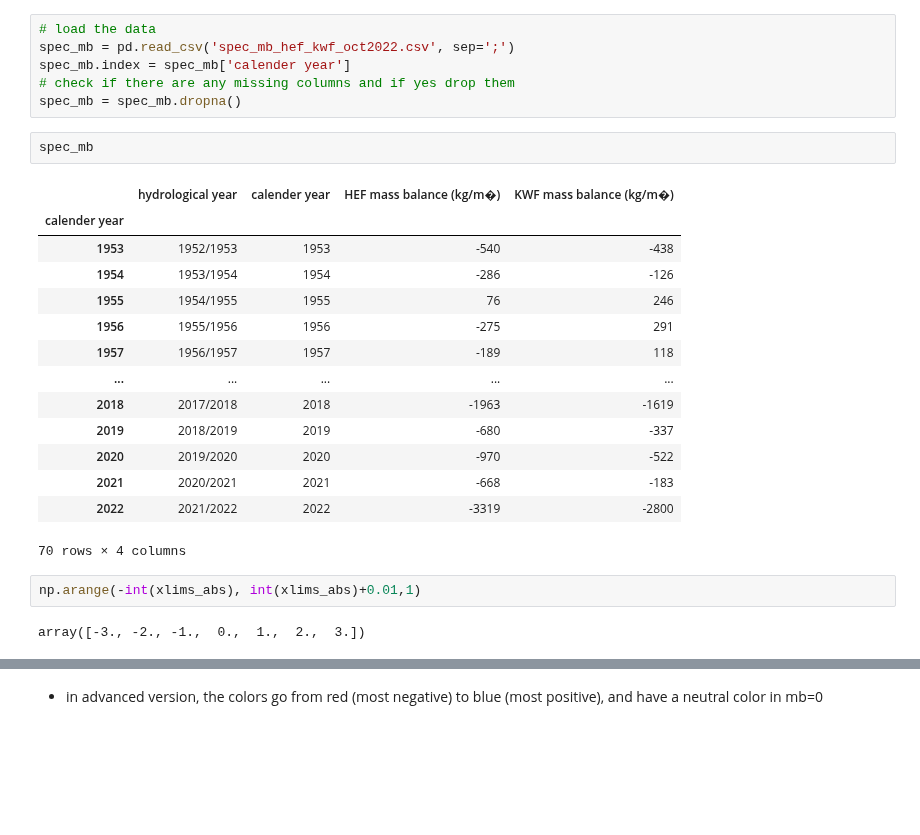
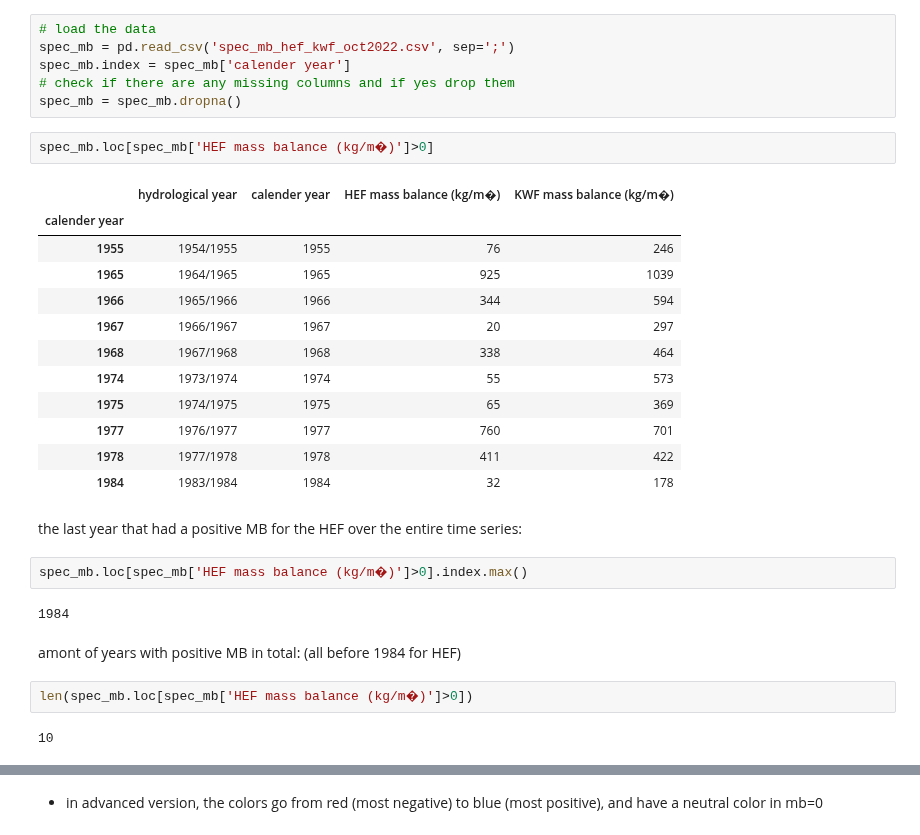
Before and after one commit to lilianschuster/glacier_climate_plots, a Jupyter notebook: extreme_glacier_mb_distribution_plots/mass_balance_distribution_extremes.ipynb, the cells around one changed output, grey strips where cells are left out. Saved outputs shown, nothing was run; the diff lists cells and outputs as text; blank space fills up the shorter version.

```diff
--- a/extreme_glacier_mb_distribution_plots/mass_balance_distribution_extremes.ipynb
+++ b/extreme_glacier_mb_distribution_plots/mass_balance_distribution_extremes.ipynb
@@ -24,25 +24,31 @@ spec_mb = pd.read_csv('spec_mb_hef_kwf_oct2022.csv', sep=';')
 spec_mb.index = spec_mb['calender year']
 # check if there are any missing columns and if yes drop them
 spec_mb = spec_mb.dropna()
-# %%
-spec_mb
-# %% [output]
-|  | hydrological year | calender year | HEF mass balance (kg/m�) | KWF mass balance (kg/m�) |
-| calender year |  |  |  |  |
-| 1953 | 1952/1953 | 1953 | -540 | -438 |
-| 1954 | 1953/1954 | 1954 | -286 | -126 |
-| 1955 | 1954/1955 | 1955 | 76 | 246 |
-| 1956 | 1955/1956 | 1956 | -275 | 291 |
-| 1957 | 1956/1957 | 1957 | -189 | 118 |
-| ... | ... | ... | ... | ... |
-| 2018 | 2017/2018 | 2018 | -1963 | -1619 |
-| 2019 | 2018/2019 | 2019 | -680 | -337 |
-| 2020 | 2019/2020 | 2020 | -970 | -522 |
-| 2021 | 2020/2021 | 2021 | -668 | -183 |
-| 2022 | 2021/2022 | 2022 | -3319 | -2800 |
-70 rows × 4 columns
-# %%
-np.arange(-int(xlims_abs), int(xlims_abs)+0.01,1)
-# %% [output]
-array([-3., -2., -1.,  0.,  1.,  2.,  3.])
+# %%
+spec_mb.loc[spec_mb['HEF mass balance (kg/m�)']>0]
+# %% [output]
+|  | hydrological year | calender year | HEF mass balance (kg/m�) | KWF mass balance (kg/m�) |
+| calender year |  |  |  |  |
+| 1955 | 1954/1955 | 1955 | 76 | 246 |
+| 1965 | 1964/1965 | 1965 | 925 | 1039 |
+| 1966 | 1965/1966 | 1966 | 344 | 594 |
+| 1967 | 1966/1967 | 1967 | 20 | 297 |
+| 1968 | 1967/1968 | 1968 | 338 | 464 |
+| 1974 | 1973/1974 | 1974 | 55 | 573 |
+| 1975 | 1974/1975 | 1975 | 65 | 369 |
+| 1977 | 1976/1977 | 1977 | 760 | 701 |
+| 1978 | 1977/1978 | 1978 | 411 | 422 |
+| 1984 | 1983/1984 | 1984 | 32 | 178 |
+# %% [markdown]
+the last year that had a positive MB for the HEF over the entire time series:
+# %%
+spec_mb.loc[spec_mb['HEF mass balance (kg/m�)']>0].index.max()
+# %% [output]
+1984
+# %% [markdown]
+amont of years with positive MB in total: (all before 1984 for HEF)
+# %%
+len(spec_mb.loc[spec_mb['HEF mass balance (kg/m�)']>0])
+# %% [output]
+10
 # %%
```
Also changed, not shown: parts of 2 cells of this notebook, 12 other files.
